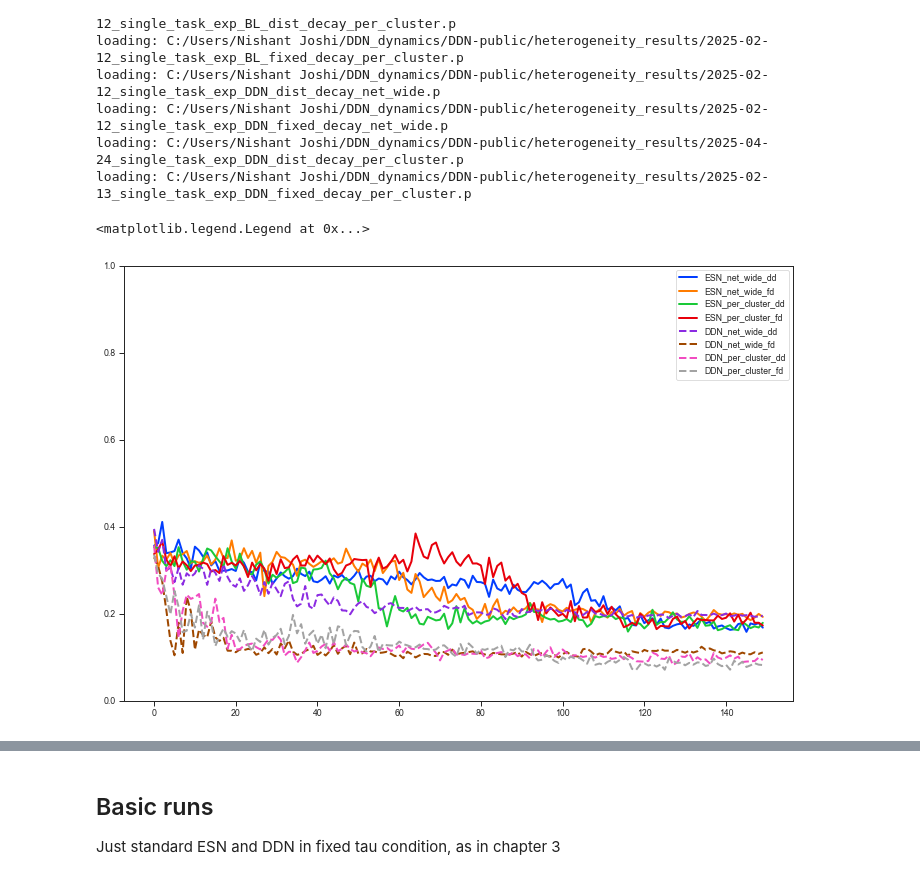
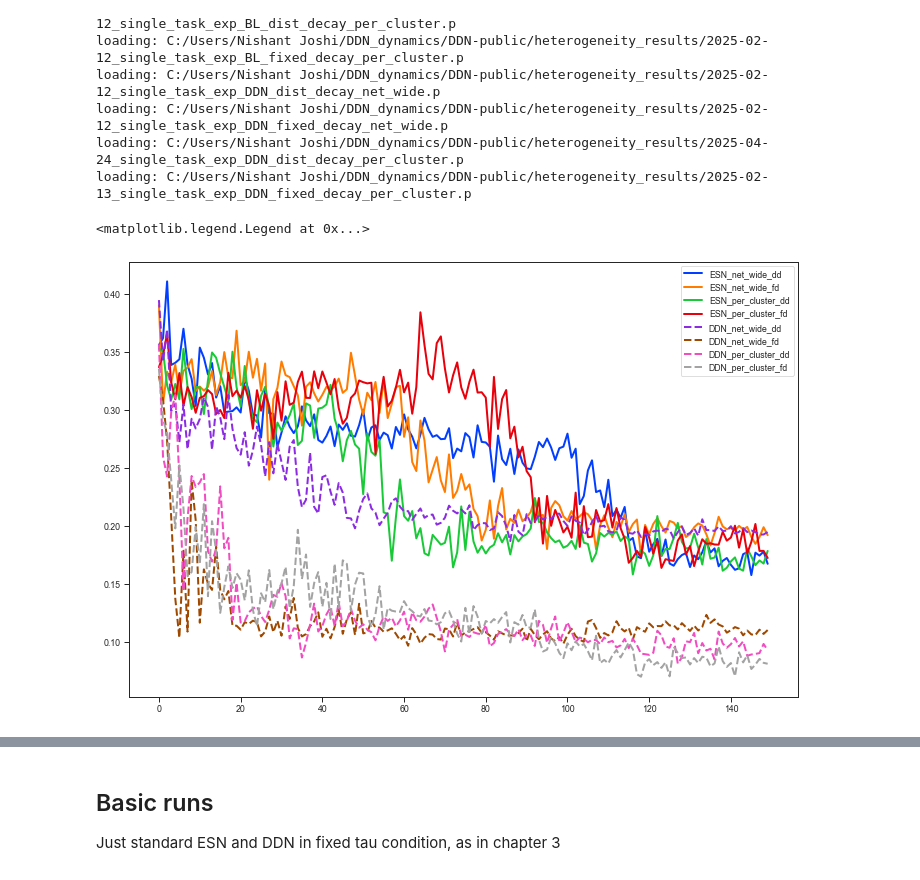
Before and after one commit to Nishant-codex/DDN-public, a Jupyter notebook: heterogeneity_analysis_thesis_narma.ipynb, the cells around one changed output, grey strips where cells are left out. Cells and saved outputs as stored; diff of their text form; code cells hidden in the pictures.

```diff
--- a/heterogeneity_analysis_thesis_narma.ipynb
+++ b/heterogeneity_analysis_thesis_narma.ipynb
@@ -110,22 +110,22 @@ for factor_1 in results_dicts:
 # %%
 sns.set_theme(style="ticks", font_scale=1, palette='bright', context='paper')
 
 plt.figure(figsize=(12,8))
 gen_start = 0
 gen_end = gen_max
 for factor_1 in val_scores:
     for factor_2 in val_scores[factor_1]:
         for factor_3 in val_scores[factor_1][factor_2]:
             line = '-'
             if factor_1 == 'DDN':
                 line = '--'
             plt.plot(val_scores[factor_1][factor_2][factor_3][gen_start:gen_end], label=factor_1 + '_' + factor_2 + '_' + factor_3, linestyle=line, linewidth=2)
 
-plt.ylim(0, 1)
+# plt.ylim(0, 1)
 plt.legend()
 # %% [output]
 <matplotlib.legend.Legend at 0x...>
-[figure, old version]
+[figure, new version]
 # %%
 fig, ax= plt.subplots(1, 2, figsize=(14,5))
 for net_type in MG_imports:
```
Also changed, not shown: parts of 6 cells of this notebook, 13 other files.
